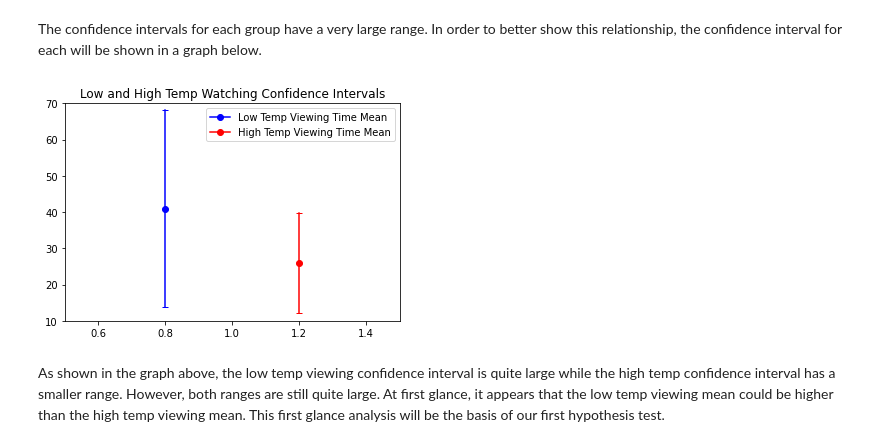
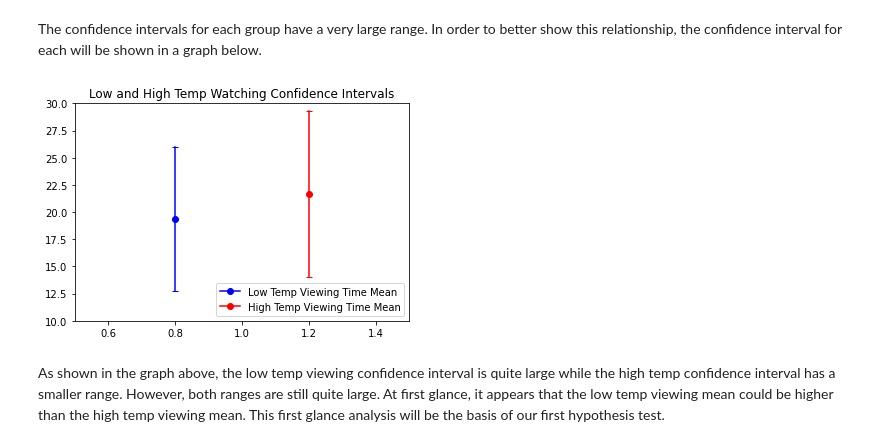
Before and after one commit to ajansma/finalProject, a Jupyter notebook: NetflixProject.ipynb, the cells around one changed output. Saved outputs shown, nothing was run; the diff lists cells and outputs as text; code cells hidden in the pictures.

```diff
--- a/NetflixProject.ipynb
+++ b/NetflixProject.ipynb
@@ -45,19 +99,21 @@ In addition to this, the median temperature was found and used to create another
 # %%
 #clean precipitation column
-precip_ser = spokane_weather_df["Precipitation"]
+precip_ser = weather_df["prec"]
+
 # if rain then 1, if not then 0
 for i in range (0, len(precip_ser)):
     if precip_ser[i] > 0:
         precip_ser.replace(precip_ser[i], 1, inplace=True)
+weather_df["prec"] = precip_ser
 
 # find median for future split
-temp_ser = spokane_weather_df["High"]
+temp_ser = weather_df["tmax"]
 temp_ser.sort_values()
 temp_median = temp_ser.median()
 print("Median temperature:", temp_median)
 
 # add column to keep track of low/high
-temp_ser = spokane_weather_df["High"] # get the unsorted series
+temp_ser = weather_df["tmax"] # get the unsorted series
 low_high_ser = pd.Series(dtype=int)
 for i in range (0, len(temp_ser)):
     if temp_ser[i] < temp_median:
@@ -65,6 +121,6 @@ for i in range (0, len(temp_ser)):
     elif temp_ser[i] == temp_median or temp_ser[i] > temp_median:
         low_high_ser = low_high_ser.append(pd.Series("High"))
 
-spokane_weather_df["Temp Category"] = low_high_ser.values
-spokane_weather_df.to_csv("spokane_temp_precip_clean_data.csv")
+weather_df["temp cat"] = low_high_ser.values
+weather_df.to_csv("spokane_weather_clean_data.csv")
 # %% [output]
@@ -82,14 +138,26 @@ total_watch_ser = pd.Series(dtype=int)
 
 # add each date to the dates_no_repeats sereis
 for i in range (8, 11):
-    for j in range(1,31):
+    for j in range(1,32):
         if i == 8 and j >= 29:
-            date_str = str(i) + "/" + str(j) + "/20"
+            date_str = "2020-0" + str(i) + "-" + str(j)
             dates_no_repeats = dates_no_repeats.append(pd.Series(date_str))
-        elif i == 9 or i == 10:
-            date_str = str(i) + "/" + str(j) + "/20"
-            dates_no_repeats = dates_no_repeats.append(pd.Series(date_str))
+        elif i == 9:
+            if j < 31:
+                if j < 10:
+                    date_str = "2020-0" + str(i) + "-0" + str(j)
+                else:
+                    date_str = "2020-0" + str(i) + "-" + str(j)
+                dates_no_repeats = dates_no_repeats.append(pd.Series(date_str))
+        elif i == 10:
+            if j < 31:
+                if j < 10:
+                    date_str = "2020-" + str(i) + "-0" + str(j)
+                else:
+                    date_str = "2020-" + str(i) + "-" + str(j)
+                dates_no_repeats = dates_no_repeats.append(pd.Series(date_str))
 
+date_col = dates_no_repeats.values
 total_watch_df["Date"] = dates_no_repeats.values # add to the df
 date_ser = total_watch_df["Date"] # get the column from the df
 
@@ -116,6 +184,6 @@ Now that the two datasets are cleaned, they need to be merged. In the code cell
 # %%
 # join the two datasets together
-merged_netflix_weather_df = total_watch_df.merge(spokane_weather_df, on="Date")
+merged_netflix_weather_df = total_watch_df.merge(weather_df, on="Date")
 merged_netflix_weather_df.to_csv("merged_netflix_viewing_weather.csv")
 # %% [markdown]
 ### C. Exploratory Data Analysis
@@ -141,7 +208,7 @@ The data will first undergo a split based on the "Temp Category" column. All of
 # split the dataset
 low_temp_df = pd.DataFrame()
 high_temp_df = pd.DataFrame()
-grouped_by_temp_category = merged_netflix_weather_df.groupby("Temp Category")
+grouped_by_temp_category = merged_netflix_weather_df.groupby("temp cat")
 for group_name, group_df in grouped_by_temp_category:
     if group_name == "Low":
         low_temp_df = group_df
@@ -196,21 +263,21 @@ The confidence intervals for each group have a very large range. In order to bet
 # %%
 ## graph them
 plt.figure()
 plt.title("Low and High Temp Watching Confidence Intervals")
 
 plt.plot([.8, .8], conf_interval_low_temp, marker="_", color="blue")
 plt.plot([.8], [Xbar_low], marker="o", color="blue", label="Low Temp Viewing Time Mean")
 
 plt.plot([1.2, 1.2], conf_interval_high_temp, marker="_", color="red")
 plt.plot([1.2], [Xbar_high], marker="o", color="red", label="High Temp Viewing Time Mean")
 
 #set x and y limits
-plt.ylim([10, 70])
+plt.ylim([10, 30])
 plt.xlim([0.5, 1.5])
-plt.legend(loc='upper right')
+plt.legend(loc='lower right')
 plt.show()
 # %% [output]
-[figure, old version]
+[figure, new version]
 # %% [markdown]
 As shown in the graph above, the low temp viewing confidence interval is quite large while the high temp confidence interval has a smaller range. However, both ranges are still quite large. At first glance, it appears that the low temp viewing mean could be higher than the high temp viewing mean. This first glance analysis will be the basis of our first hypothesis test.
 # %% [markdown]
```
Also changed, not shown: parts of 10 cells of this notebook, 2 other files.
